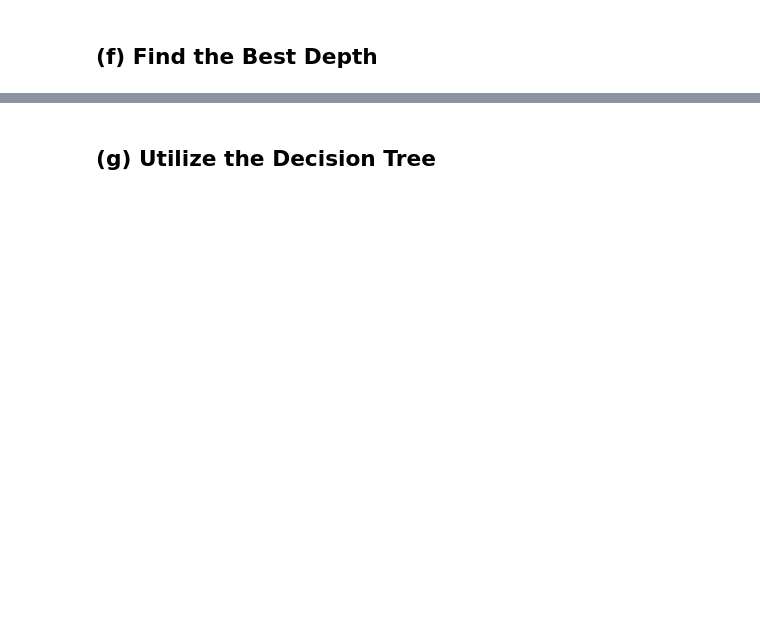
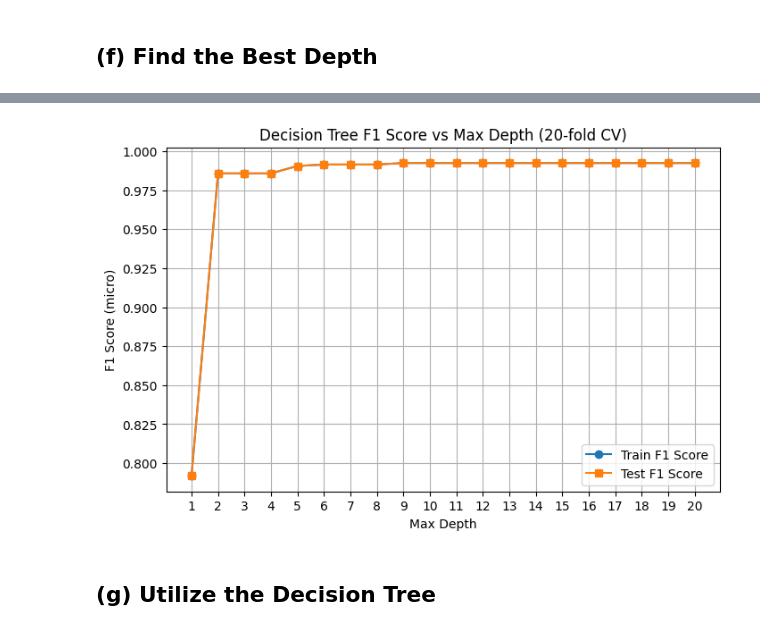
Before and after one commit to DysonLewis/ECEM146, a Jupyter notebook: hw1/M146_HW1.ipynb, the cells around one changed output, grey strips where cells are left out. Saved outputs shown, nothing was run; the diff lists cells and outputs as text; code cells hidden in the pictures; blank space fills up the shorter version.

```diff
--- a/hw1/M146_HW1.ipynb
+++ b/hw1/M146_HW1.ipynb
@@ -542,2 +698,27 @@ print(f'PROBLEM_F_RESPONSE_2: {f1_score}')
+# %%
+# ===== TODO (f) plot: START =====
+depths = list(range(1, 21))
+mean_train_scores = []
+mean_test_scores = []
+
+for depth in depths:
+    clf = DecisionTreeClassifier(criterion='entropy', max_depth=depth, random_state=0)
+    cv_results = cross_validate(clf, X, y, cv=20, scoring='f1_micro', return_train_score=True)
+    mean_train_scores.append(np.mean(cv_results['train_score']))
+    mean_test_scores.append(np.mean(cv_results['test_score']))
+
+plt.figure(figsize=(8, 5))
+plt.plot(depths, mean_train_scores, marker='o', label='Train F1 Score')
+plt.plot(depths, mean_test_scores, marker='s', label='Test F1 Score')
+plt.title('Decision Tree F1 Score vs Max Depth (20-fold CV)')
+plt.xlabel('Max Depth')
+plt.ylabel('F1 Score (micro)')
+plt.xticks(depths)
+plt.grid(True)
+plt.legend()
+plt.show()
+# ===== TODO (f) plot: END =====
+# %% [output]
+[figure, added]
 # %% [markdown]
 ## (g) Utilize the Decision Tree
```
Also changed, not shown: parts of 23 cells of this notebook.
